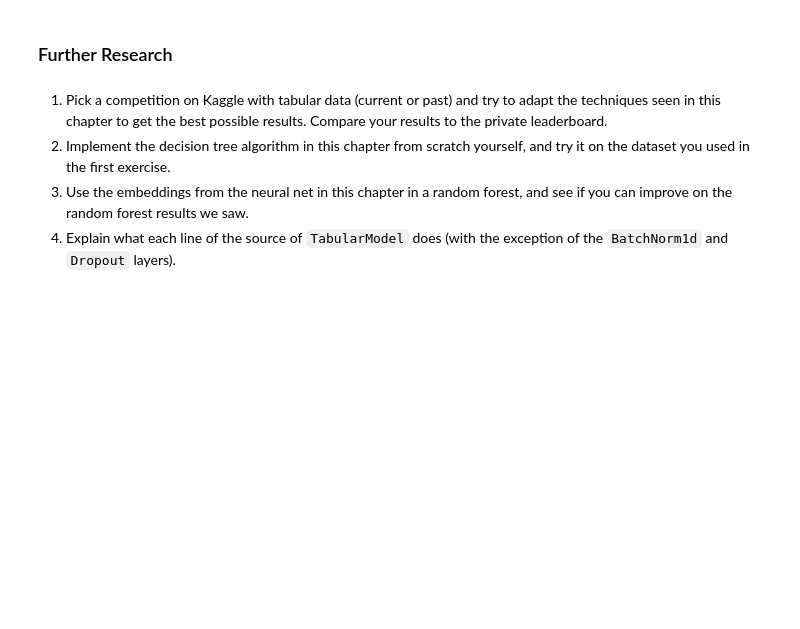
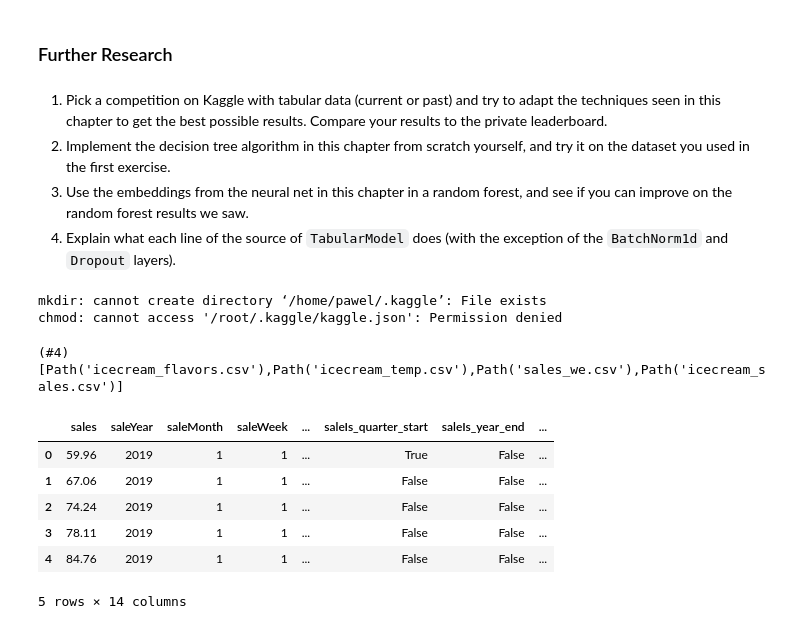
Before and after one commit to PawelKawula/fastbook, a Jupyter notebook: 09_tabular.ipynb, the cells around one changed output. Saved outputs shown, nothing was run; the diff lists cells and outputs as text; code cells hidden in the pictures; blank space fills up the shorter version.

Commit message:
additional 8.4 and started 9.1

```diff
--- a/09_tabular.ipynb
+++ b/09_tabular.ipynb
@@ -1247,3 +1249,20 @@ From that foundation, you can try neural nets and GBMs, and if they give you sig
 1. Implement the decision tree algorithm in this chapter from scratch yourself, and try it on the dataset you used in the first exercise.
 1. Use the embeddings from the neural net in this chapter in a random forest, and see if you can improve on the random forest results we saw.
 1. Explain what each line of the source of `TabularModel` does (with the exception of the `BatchNorm1d` and `Dropout` layers).
+# %%
+!mkdir ~/.kaggle
+!chmod 600 /root/.kaggle/kaggle.json
+from fastbook import *
+from kaggle import api
+from pandas.api.types import is_string_dtype, is_numeric_dtype, is_categorical_dtype
+from fastai.tabular.all import *
+from sklearn.ensemble import RandomForestRegressor
+from sklearn.tree import DecisionTreeRegressor
+from dtreeviz.trees import *
+from IPython.display import Image, display_svg, SVG
+
+pd.options.display.max_rows = 20
+pd.options.display.max_columns = 8
+# %% [output]
+mkdir: cannot create directory ‘/home/pawel/.kaggle’: File exists
+chmod: cannot access '/root/.kaggle/kaggle.json': Permission denied
@@ -1249,0 +1274,2 @@ From that foundation, you can try neural nets and GBMs, and if they give you sig
+# %%
+path = URLs.path('icecream-shop-analysis')
@@ -1249,0 +1278,27 @@ From that foundation, you can try neural nets and GBMs, and if they give you sig
+# %%
+if not path.exists():
+  path.mkdir(parents=true)
+  api.dataset_download_files('sunlight1/icecream-shop-analysis', path=path, unzip=True)
+
+path.ls(file_type='text')
+# %% [output]
+(#4) [Path('icecream_flavors.csv'),Path('icecream_temp.csv'),Path('sales_we.csv'),Path('icecream_sales.csv')]
+# %%
+dt_flv = pd.read_csv(path/"icecream_flavors.csv")
+dt_flv = dt_flv.rename(columns={"week": "saleWeek"}, inplace=False)
+dt_sales = pd.read_csv(path/"icecream_sales.csv")
+dt_sales = dt_sales.rename(columns={"date": "sale"}, inplace=False)
+dt_sales['sales'] = dt_sales['sales'].astype(float)
+dt_sales = add_datepart(dt_sales, "sale")
+# %%
+#dt_sales['saleElapsed'] /= 3600 * 24
+dt_sales = dt_sales.astype({"saleElapsed": "int64", "sales": "float64"})
+dt_sales.head()
+# %% [output]
+|  | sales | saleYear | saleMonth | saleWeek | ... | saleIs_quarter_start | saleIs_year_end | ... |
+| 0 | 59.96 | 2019 | 1 | 1 | ... | True | False | ... |
+| 1 | 67.06 | 2019 | 1 | 1 | ... | False | False | ... |
+| 2 | 74.24 | 2019 | 1 | 1 | ... | False | False | ... |
+| 3 | 78.11 | 2019 | 1 | 1 | ... | False | False | ... |
+| 4 | 84.76 | 2019 | 1 | 1 | ... | False | False | ... |
+5 rows × 14 columns
```
Also changed, not shown: parts of 4 cells of this notebook, 1 other file.
